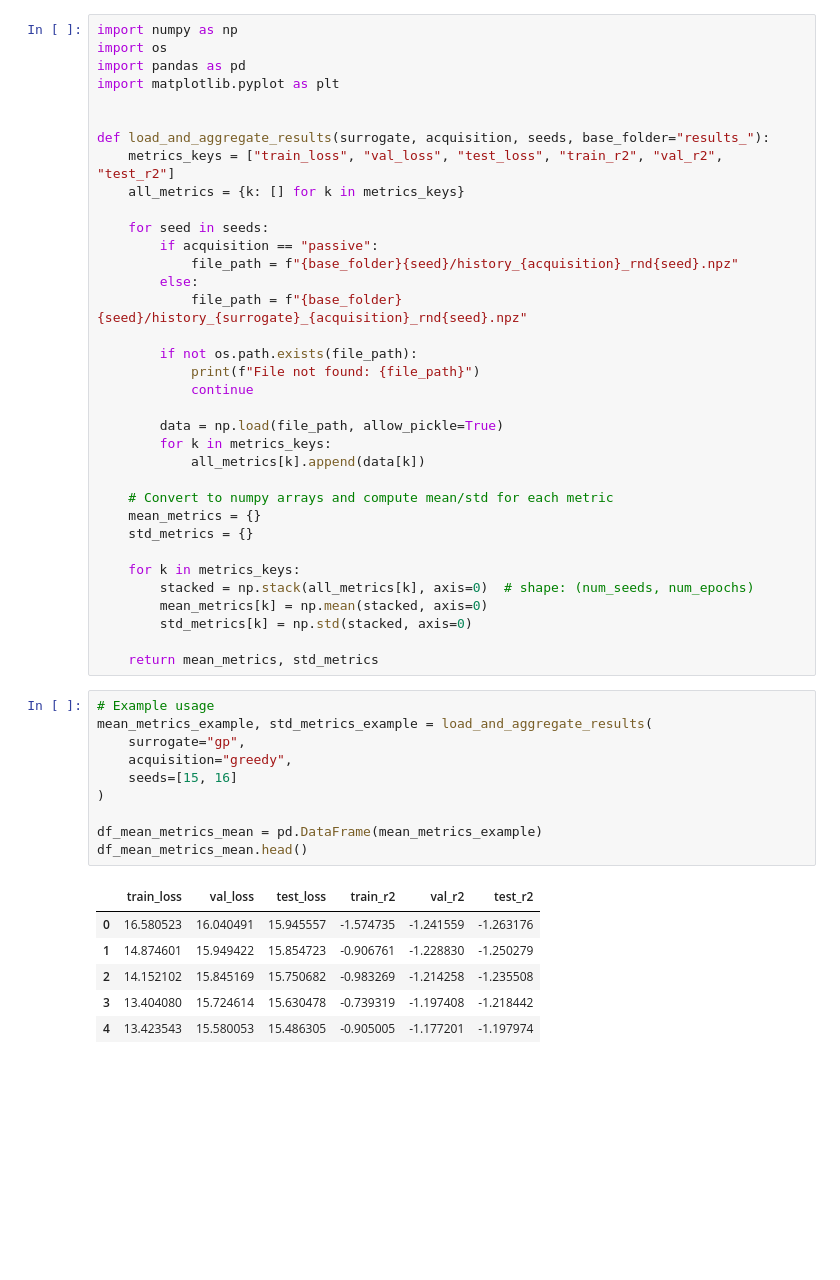
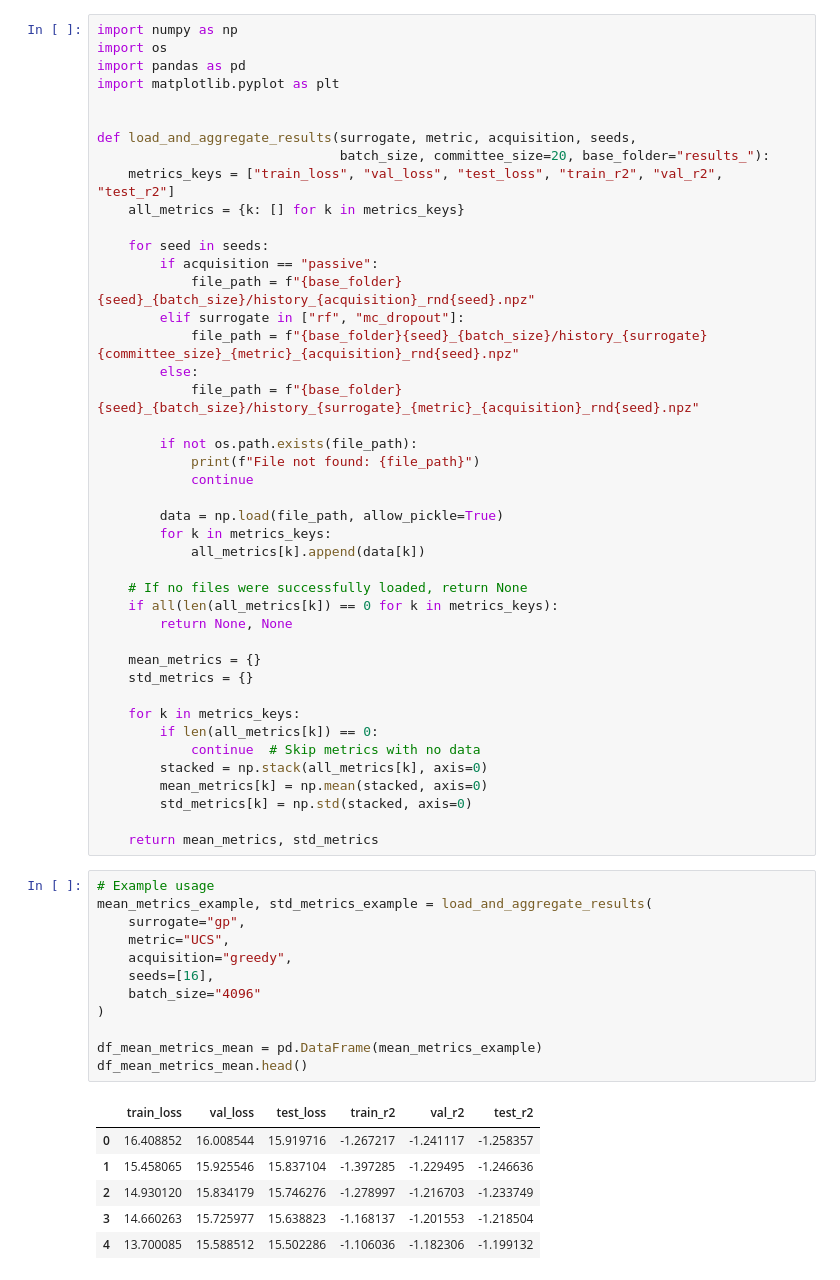
Before and after one commit to ShijieTang/Automation_GDSC, a Jupyter notebook: nn_regression_visualize_results.ipynb, the cells around one changed output. Cells and saved outputs as stored; diff of their text form; blank space fills up the shorter version.

```diff
--- a/nn_regression_visualize_results.ipynb
+++ b/nn_regression_visualize_results.ipynb
@@ -5,15 +5,18 @@ import pandas as pd
 import matplotlib.pyplot as plt
 
 
-def load_and_aggregate_results(surrogate, acquisition, seeds, base_folder="results_"):
+def load_and_aggregate_results(surrogate, metric, acquisition, seeds,
+                               batch_size, committee_size=20, base_folder="results_"):
     metrics_keys = ["train_loss", "val_loss", "test_loss", "train_r2", "val_r2", "test_r2"]
     all_metrics = {k: [] for k in metrics_keys}
 
     for seed in seeds:
         if acquisition == "passive":
-            file_path = f"{base_folder}{seed}/history_{acquisition}_rnd{seed}.npz"
+            file_path = f"{base_folder}{seed}_{batch_size}/history_{acquisition}_rnd{seed}.npz"
+        elif surrogate in ["rf", "mc_dropout"]:
+            file_path = f"{base_folder}{seed}_{batch_size}/history_{surrogate}{committee_size}_{metric}_{acquisition}_rnd{seed}.npz"
         else:
-            file_path = f"{base_folder}{seed}/history_{surrogate}_{acquisition}_rnd{seed}.npz"
+            file_path = f"{base_folder}{seed}_{batch_size}/history_{surrogate}_{metric}_{acquisition}_rnd{seed}.npz"
 
         if not os.path.exists(file_path):
             print(f"File not found: {file_path}")
@@ -23,12 +26,17 @@ def load_and_aggregate_results(surrogate, acquisition, seeds, base_folder="resul
         for k in metrics_keys:
             all_metrics[k].append(data[k])
 
-    # Convert to numpy arrays and compute mean/std for each metric
+    # If no files were successfully loaded, return None
+    if all(len(all_metrics[k]) == 0 for k in metrics_keys):
+        return None, None
+
     mean_metrics = {}
     std_metrics = {}
 
     for k in metrics_keys:
-        stacked = np.stack(all_metrics[k], axis=0)  # shape: (num_seeds, num_epochs)
+        if len(all_metrics[k]) == 0:
+            continue  # Skip metrics with no data
+        stacked = np.stack(all_metrics[k], axis=0)
         mean_metrics[k] = np.mean(stacked, axis=0)
         std_metrics[k] = np.std(stacked, axis=0)
 
@@ -36,20 +44,22 @@ def load_and_aggregate_results(surrogate, acquisition, seeds, base_folder="resul
 # %%
 # Example usage
 mean_metrics_example, std_metrics_example = load_and_aggregate_results(
     surrogate="gp",
+    metric="UCS",
     acquisition="greedy",
-    seeds=[15, 16]
+    seeds=[16],
+    batch_size="4096"
 )
 
 df_mean_metrics_mean = pd.DataFrame(mean_metrics_example)
 df_mean_metrics_mean.head()
 # %% [output]
 |  | train_loss | val_loss | test_loss | train_r2 | val_r2 | test_r2 |
-| 0 | 16.580523 | 16.040491 | 15.945557 | -1.574735 | -1.241559 | -1.263176 |
-| 1 | 14.874601 | 15.949422 | 15.854723 | -0.906761 | -1.228830 | -1.250279 |
-| 2 | 14.152102 | 15.845169 | 15.750682 | -0.983269 | -1.214258 | -1.235508 |
-| 3 | 13.404080 | 15.724614 | 15.630478 | -0.739319 | -1.197408 | -1.218442 |
-| 4 | 13.423543 | 15.580053 | 15.486305 | -0.905005 | -1.177201 | -1.197974 |
+| 0 | 16.408852 | 16.008544 | 15.919716 | -1.267217 | -1.241117 | -1.258357 |
+| 1 | 15.458065 | 15.925546 | 15.837104 | -1.397285 | -1.229495 | -1.246636 |
+| 2 | 14.930120 | 15.834179 | 15.746276 | -1.278997 | -1.216703 | -1.233749 |
+| 3 | 14.660263 | 15.725977 | 15.638823 | -1.168137 | -1.201553 | -1.218504 |
+| 4 | 13.700085 | 15.588512 | 15.502286 | -1.106036 | -1.182306 | -1.199132 |
 # %%
 df_mean_metrics_std = pd.DataFrame(std_metrics_example)
 df_mean_metrics_std.head()
```
Also changed, not shown: parts of 10 cells of this notebook, 2 other files.
